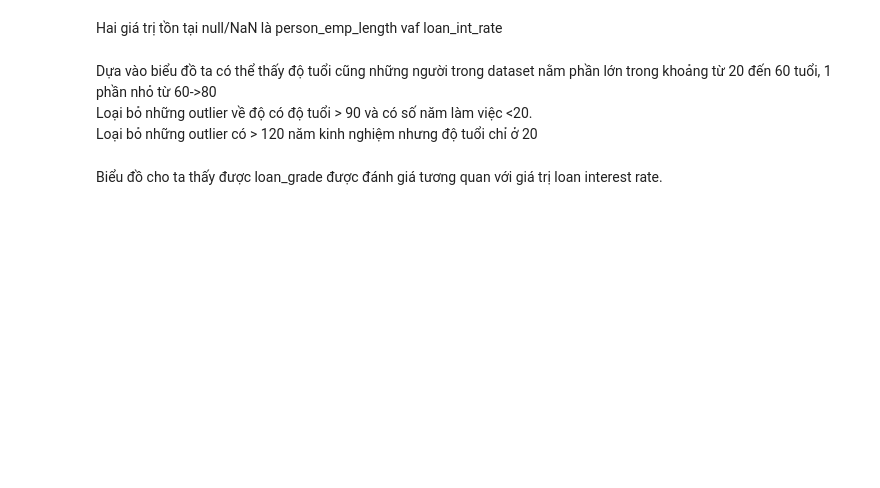
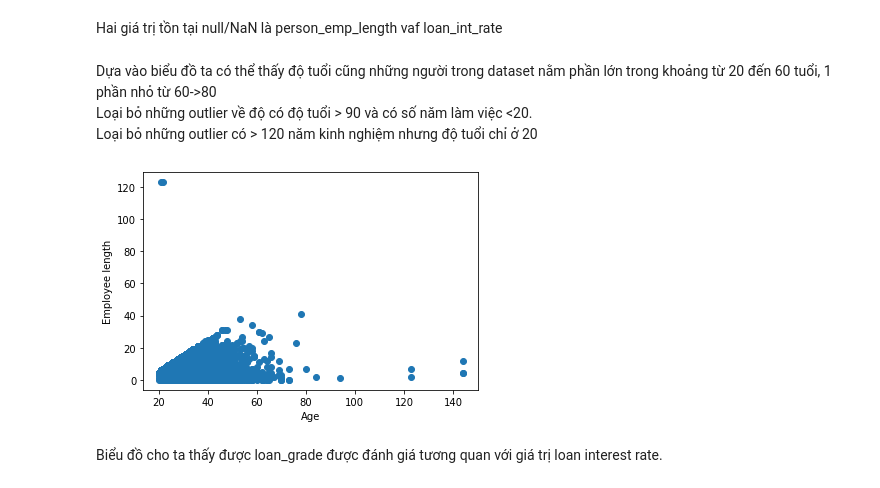
Before and after one commit to sonvq-enryu/TDTU-BI, a Jupyter notebook: BI_final_project.ipynb, the cells around one changed output. Saved outputs shown, nothing was run; the diff lists cells and outputs as text; code cells hidden in the pictures; blank space fills up the shorter version.

```diff
--- a/BI_final_project.ipynb
+++ b/BI_final_project.ipynb
@@ -104,6 +111,13 @@ Hai giá trị tồn tại null/NaN là person_emp_length vaf loan_int_rate
 Dựa vào biểu đồ ta có thể thấy độ tuổi cũng những người trong dataset nằm phần lớn trong khoảng từ 20 đến 60 tuổi, 1 phần nhỏ từ 60->80
 Loại bỏ những outlier về độ có độ tuổi > 90 và có số năm làm việc <20.
 Loại bỏ những outlier có > 120 năm kinh nghiệm nhưng độ tuổi chỉ ở 20
+# %%
+plt.scatter("person_age", 'person_emp_length', data=df)
+plt.xlabel('Age')
+plt.ylabel('Employee length')
+plt.show()
+# %% [output]
+[figure, added]
 # %%
 df = df[df["person_age"] < 90]
 df = df[df["person_emp_length"] < 120]
```
Also changed, not shown: parts of 52 cells of this notebook, 4 other files.
